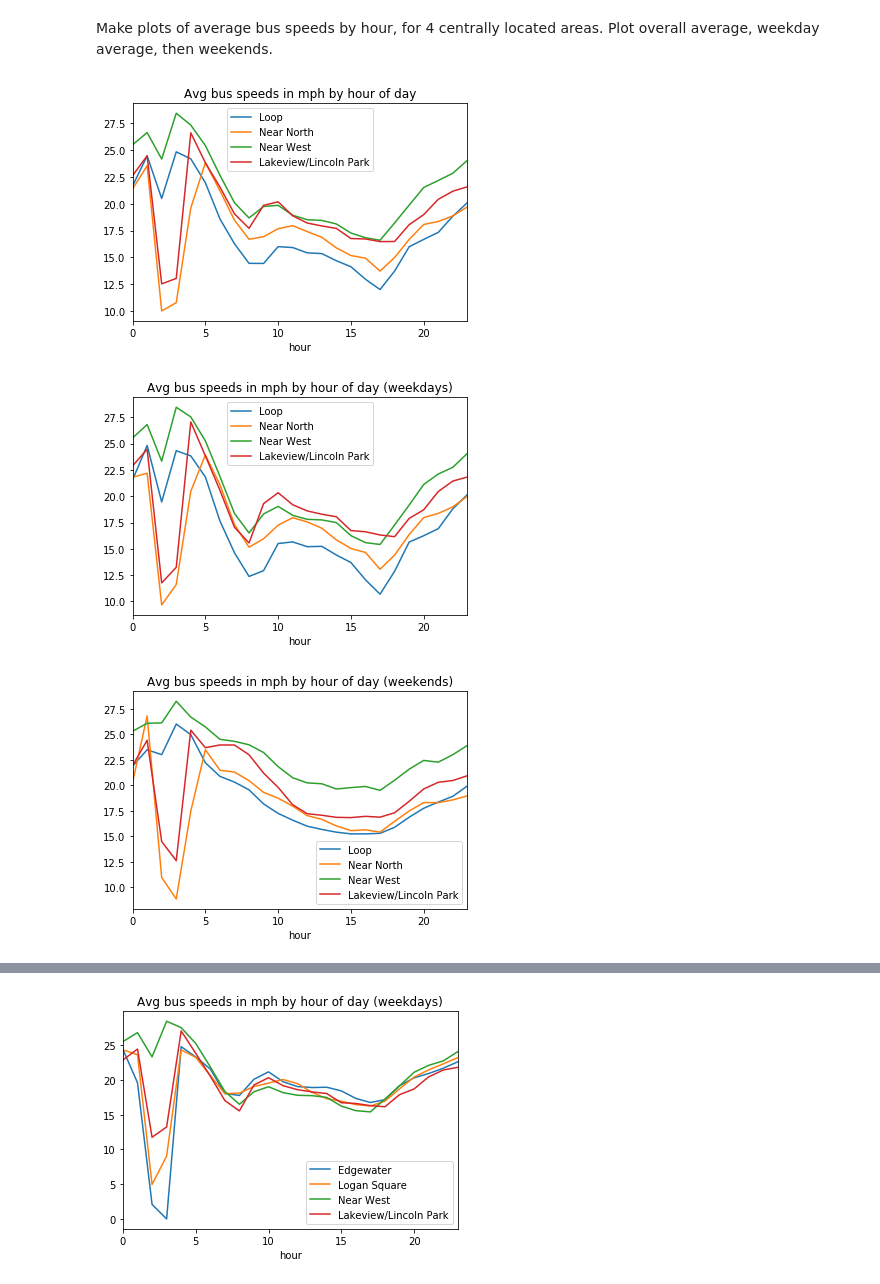
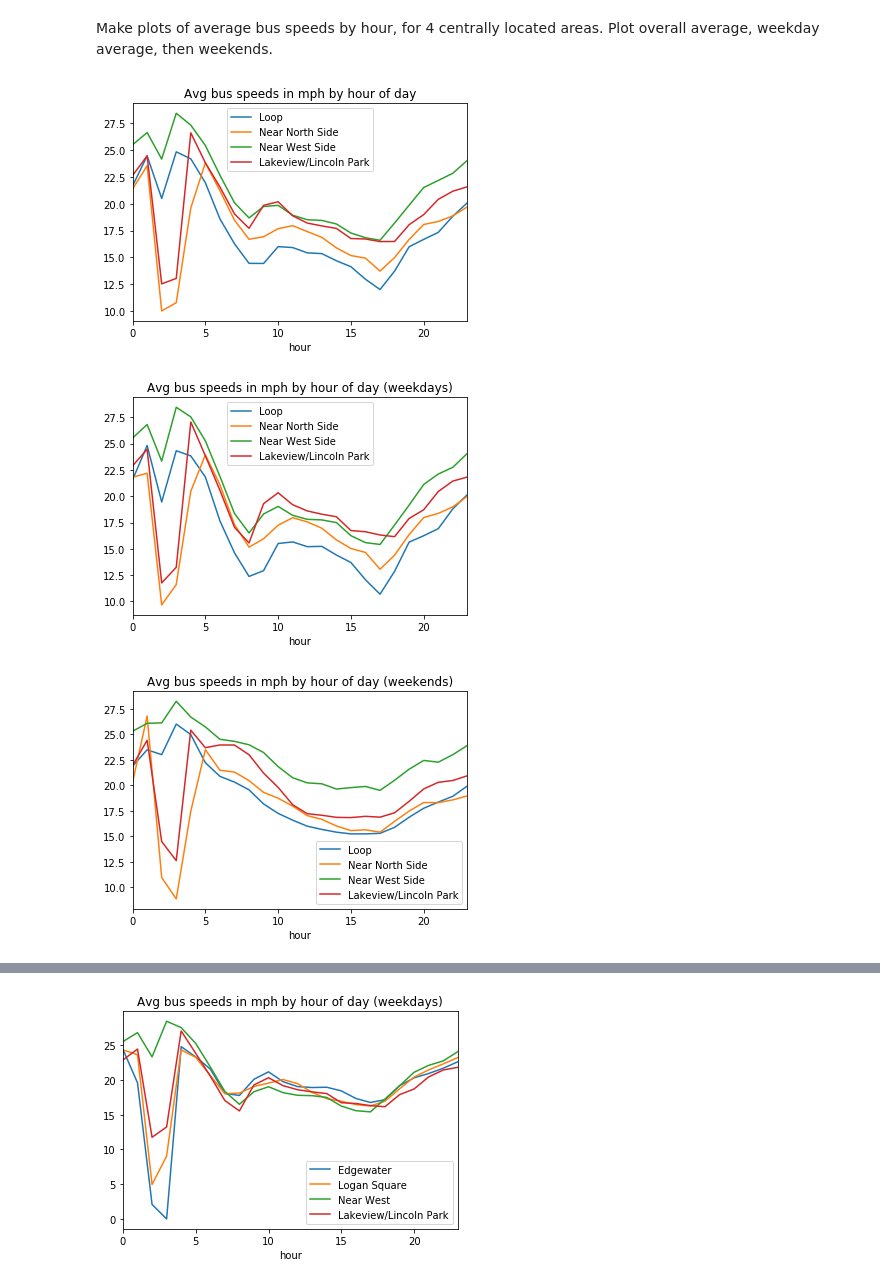
Before and after one commit to Inoueian/chicago-taxi, a Jupyter notebook: chicago-taxi.ipynb, the cells around one changed output, grey strips where cells are left out. Saved outputs shown, nothing was run; the diff lists cells and outputs as text; code cells hidden in the pictures.

```diff
--- a/chicago-taxi.ipynb
+++ b/chicago-taxi.ipynb
@@ -43,20 +43,20 @@ df_cong_clean = df_cong.iloc[:129427]
 Make plots of average bus speeds by hour, for 4 centrally located areas. Plot overall average, weekday average, then weekends.
 # %%
 df_cong_clean[(df_cong_clean.REGION_ID == 13)].groupby('hour').mean()['SPEED'].plot(label='Loop') #Loop
-df_cong_clean[(df_cong_clean.REGION_ID == 12)].groupby('hour').mean()['SPEED'].plot(label='Near North') #Near North
-df_cong_clean[(df_cong_clean.REGION_ID == 11)].groupby('hour').mean()['SPEED'].plot(label='Near West') #Near West
+df_cong_clean[(df_cong_clean.REGION_ID == 12)].groupby('hour').mean()['SPEED'].plot(label='Near North Side') #Near North Side
+df_cong_clean[(df_cong_clean.REGION_ID == 11)].groupby('hour').mean()['SPEED'].plot(label='Near West Side') #Near West Side
 df_cong_clean[(df_cong_clean.REGION_ID == 8)].groupby('hour').mean()['SPEED'].plot(label='Lakeview/Lincoln Park') #Lakeview
 
 plt.title('Avg bus speeds in mph by hour of day')
 plt.legend()
 plt.savefig('Figs/bus_speed.png')
 plt.show()
 # %% [output]
-[figure, old version]
+[figure, new version]
 # %%
 df_cong_clean[(df_cong_clean.weekday == True) & (df_cong_clean.REGION_ID == 13)].groupby('hour').mean()['SPEED'].plot(label='Loop') #Loop
-df_cong_clean[(df_cong_clean.weekday == True) & (df_cong_clean.REGION_ID == 12)].groupby('hour').mean()['SPEED'].plot(label='Near North') #Near North
-df_cong_clean[(df_cong_clean.weekday == True) & (df_cong_clean.REGION_ID == 11)].groupby('hour').mean()['SPEED'].plot(label='Near West') #Near West
+df_cong_clean[(df_cong_clean.weekday == True) & (df_cong_clean.REGION_ID == 12)].groupby('hour').mean()['SPEED'].plot(label='Near North Side') #Near North Side
+df_cong_clean[(df_cong_clean.weekday == True) & (df_cong_clean.REGION_ID == 11)].groupby('hour').mean()['SPEED'].plot(label='Near West Side') #Near West Side
 df_cong_clean[(df_cong_clean.weekday == True) & (df_cong_clean.REGION_ID == 8)].groupby('hour').mean()['SPEED'].plot(label='Lakeview/Lincoln Park') #Lakeview
 
 plt.title('Avg bus speeds in mph by hour of day (weekdays)')
@@ -64,11 +64,11 @@ plt.legend()
 plt.savefig('Figs/weekday_bus_speed.png')
 plt.show()
 # %% [output]
-[figure, old version]
+[figure, new version]
 # %%
 df_cong_clean[(df_cong_clean.weekday == False) & (df_cong_clean.REGION_ID == 13)].groupby('hour').mean()['SPEED'].plot(label='Loop') #Loop
-df_cong_clean[(df_cong_clean.weekday == False) & (df_cong_clean.REGION_ID == 12)].groupby('hour').mean()['SPEED'].plot(label='Near North') #Near North
-df_cong_clean[(df_cong_clean.weekday == False) & (df_cong_clean.REGION_ID == 11)].groupby('hour').mean()['SPEED'].plot(label='Near West') #Near West
+df_cong_clean[(df_cong_clean.weekday == False) & (df_cong_clean.REGION_ID == 12)].groupby('hour').mean()['SPEED'].plot(label='Near North Side') #Near North Side
+df_cong_clean[(df_cong_clean.weekday == False) & (df_cong_clean.REGION_ID == 11)].groupby('hour').mean()['SPEED'].plot(label='Near West Side') #Near West Side
 df_cong_clean[(df_cong_clean.weekday == False) & (df_cong_clean.REGION_ID == 8)].groupby('hour').mean()['SPEED'].plot(label='Lakeview/Lincoln Park') #Lakeview
 
 plt.title('Avg bus speeds in mph by hour of day (weekends)')
@@ -76,7 +76,7 @@ plt.legend()
 plt.savefig('Figs/weekend_bus_speed.png')
 plt.show()
 # %% [output]
-[figure, old version]
+[figure, new version]
 # %% [markdown]
 The dips in early morning appear because very few buses are being tracked; some rows show 0.0 as the average speed. These are artifacts of the data taking process and is not indicative of the traffic condition.
 
```
Also changed, not shown: parts of 21 cells of this notebook, 5 other files.
